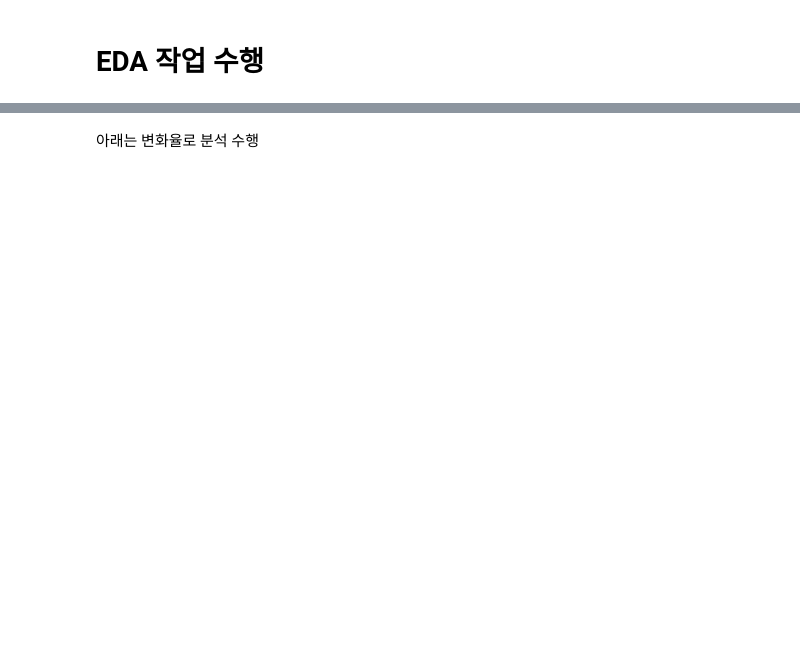
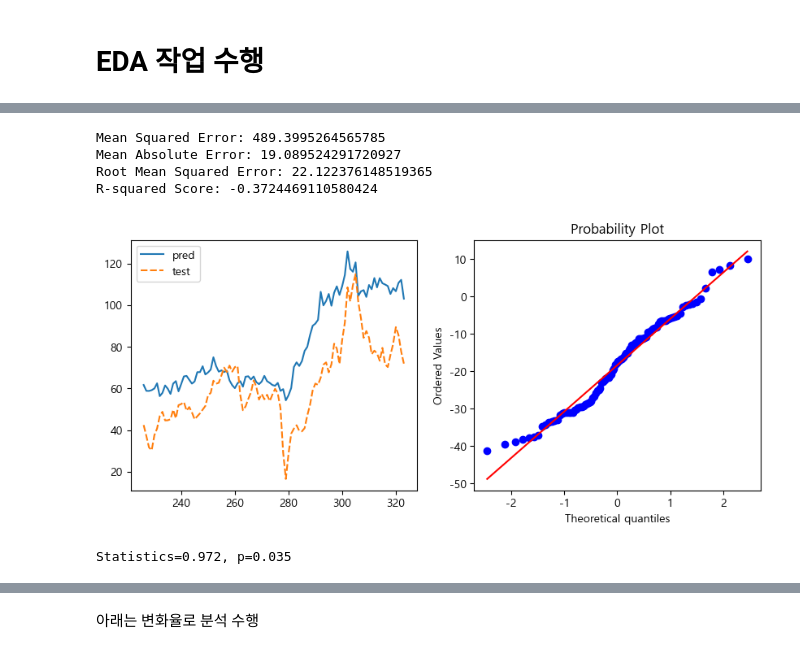
Before and after one commit to 1588mobalmobal/-, a Jupyter notebook: do_it_again.ipynb, the cells around one changed output, grey strips where cells are left out. Cells and saved outputs as stored; diff of their text form; code cells hidden in the pictures; blank space fills up the shorter version.

```diff
--- a/do_it_again.ipynb
+++ b/do_it_again.ipynb
@@ -191,37 +280,44 @@ print('Statistics=%.3f, p=%.3f' % (stat, p))
 # df_X = df_month.iloc[:,4:-4]
 # df_y = df_month.iloc[:,-2]
 
-X_train, X_test, y_train, y_test = train_test_split(df_X, df_y, test_size=0.3, random_state=17, shuffle=False)
+X_train, X_test, y_train, y_test = train_test_split(df_X, df_y, test_size=tt_rate, random_state=17, shuffle=False)
 
 scaler = StandardScaler()
 X_train_scaled = scaler.fit_transform(X_train)
 X_test_scaled = scaler.transform(X_test)
 
-ridge = Ridge(alpha=1)
+ridge = Ridge(alpha=10)
 ridge.fit(X_train_scaled, y_train)
 pred = ridge.predict(X_test_scaled)
 
 # 성능 평가 지표 계산
 mse = mean_squared_error(y_test, pred)
 mae = mean_absolute_error(y_test, pred)
 rmse = np.sqrt(mse)
 r2 = r2_score(y_test, pred)
 
 # 결과 출력
 print(f"Mean Squared Error: {mse}")
 print(f"Mean Absolute Error: {mae}")
 print(f"Root Mean Squared Error: {rmse}")
 print(f"R-squared Score: {r2}")
 
 df_plot = pd.DataFrame(pred, columns=['pred'])
 df_plot['test'] = y_test.reset_index(drop=True)
 df_plot.index = y_test.index
 residuals = y_test - pred
 fig, (ax1, ax2) = plt.subplots(1, 2, figsize=(10, 4))
 sns.lineplot(df_plot, ax=ax1)
 stats.probplot(residuals, plot=ax2, )
 plt.show()
 
 stat, p = shapiro(residuals)
 print('Statistics=%.3f, p=%.3f' % (stat, p))
 # p-value가 0.05보다 크면 정규성을 따른다고 해석할 수 있습니다.
+# %% [output]
+Mean Squared Error: 489.3995264565785
+Mean Absolute Error: 19.089524291720927
+Root Mean Squared Error: 22.122376148519365
+R-squared Score: -0.3724469110580424
+[figure, added]
+Statistics=0.972, p=0.035
```
Also changed, not shown: parts of 31 cells of this notebook, 3 other files.
